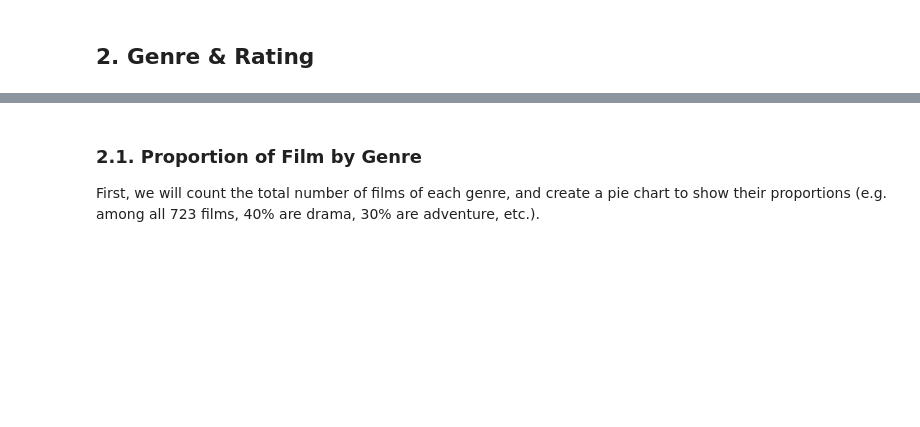
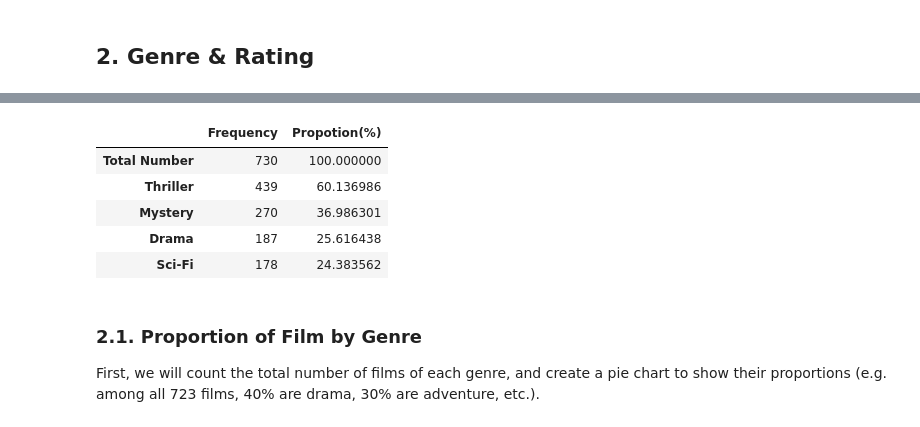
Before and after one commit to tl3472/GA4003-HorrorFilms, a Jupyter notebook: Horror Film Report.ipynb, the cells around one changed output, grey strips where cells are left out. Saved outputs shown, nothing was run; the diff lists cells and outputs as text; code cells hidden in the pictures; blank space fills up the shorter version.

```diff
--- a/Horror Film Report.ipynb
+++ b/Horror Film Report.ipynb
@@ -89,3 +103,16 @@ by using the scatter plot with release year on the horizontal axis and rating sc
+# %%
+#count the total number of films of each genre
+a = pd.Series(np.concatenate(mainpage.Genre_list))
+Genre_count = pd.DataFrame({"Frequency":a.value_counts()}).rename(index={"Horror":"Total Number"})
+Genre_count["Propotion(%)"] =Genre_count["Frequency"]/Genre_count["Frequency"][0]*100
+Genre_count.head()
+# %% [output]
+|  | Frequency | Propotion(%) |
+| Total Number | 730 | 100.000000 |
+| Thriller | 439 | 60.136986 |
+| Mystery | 270 | 36.986301 |
+| Drama | 187 | 25.616438 |
+| Sci-Fi | 178 | 24.383562 |
 # %% [markdown]
 ### 2.1. Proportion of Film by Genre
 First, we will count the total number of films of each genre, and create a pie chart to show their proportions (e.g. among all 723 films, 40% are drama, 30% are adventure, etc.).
```
Also changed, not shown: parts of 7 cells of this notebook.
